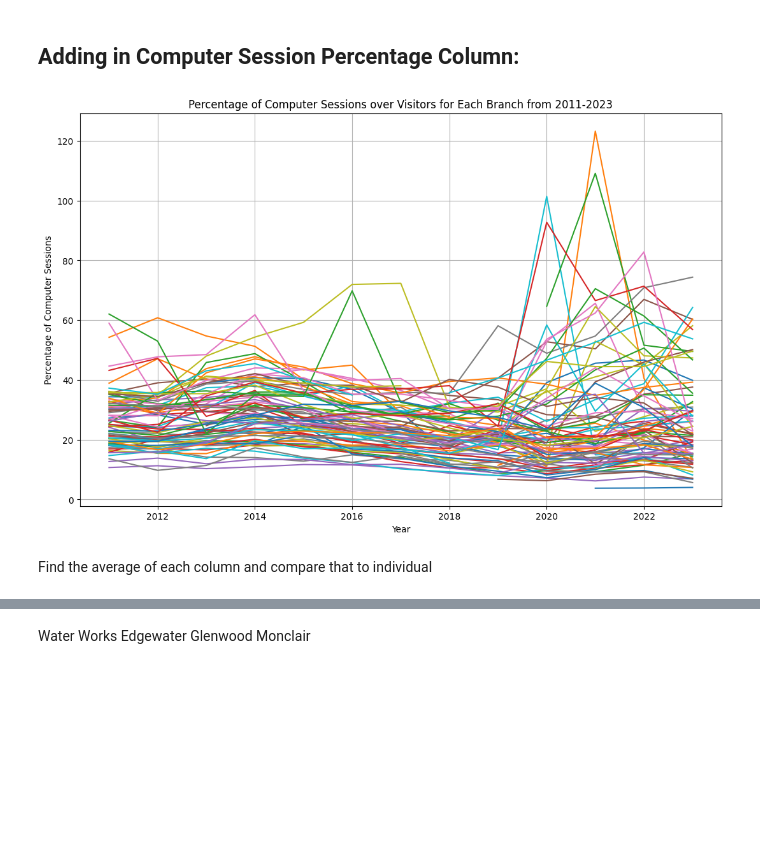
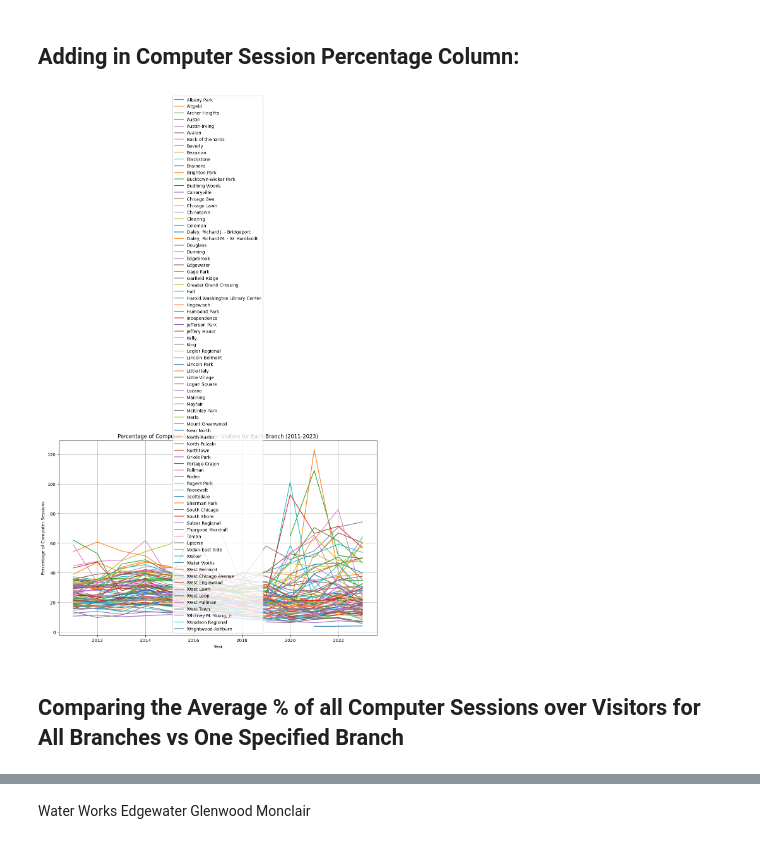
Before and after one commit to uchicago-dsi/cpl_project, a Jupyter notebook: can-summer-2023/dani exploratory data analysis.ipynb, the cells around one changed output, grey strips where cells are left out. Drawn from its saved outputs; the diff is of its cells as text; code cells hidden in the pictures; blank space fills up the shorter version.

Commit message:
Graphed the Average % of CS/V in comparison to the Average % of CS/V at other branches

```diff
--- a/can-summer-2023/dani exploratory data analysis.ipynb
+++ b/can-summer-2023/dani exploratory data analysis.ipynb
@@ -130,21 +98,21 @@ plt.show()
 # %%
 # New Dataframe with all branches that includes the "Computer Session Percentage" column
 branches_cp = branches_nonzero.copy()
 branches_cp['COMPUTER_SESSIONS_PERCENTAGE'] = (branches['COMPUTER_SESSIONS'] / branches['VISITORS']) * 100
 #branches_cp_sorted = branches_cp.sort_values('COMPUTER_SESSIONS_PERCENTAGE', ascending=False)
 #branches_cp_sorted
 
 branches_groupby = branches_cp.groupby(['BRANCH', 'YEAR'])['COMPUTER_SESSIONS_PERCENTAGE'].mean().unstack()
 plt.figure(figsize=(13, 8))
 for branch in branches_groupby.index:
     plt.plot(branches_groupby.columns, branches_groupby.loc[branch], label=branch)
 plt.xlabel('Year')
 plt.ylabel('Percentage of Computer Sessions')
-plt.title('Percentage of Computer Sessions over Visitors for Each Branch from 2011-2023')
-#plt.legend()
+plt.title('Percentage of Computer Sessions over Visitors for Each Branch (2011-2023)')
+plt.legend()
 plt.grid(True)
 plt.show()
 # %% [output]
-[figure, old version]
+[figure, new version]
 # %% [markdown]
-Find the average of each column and compare that to individual
+## Comparing the Average % of all Computer Sessions over Visitors for All Branches vs One Specified Branch
```
Also changed, not shown: parts of 9 cells of this notebook.
